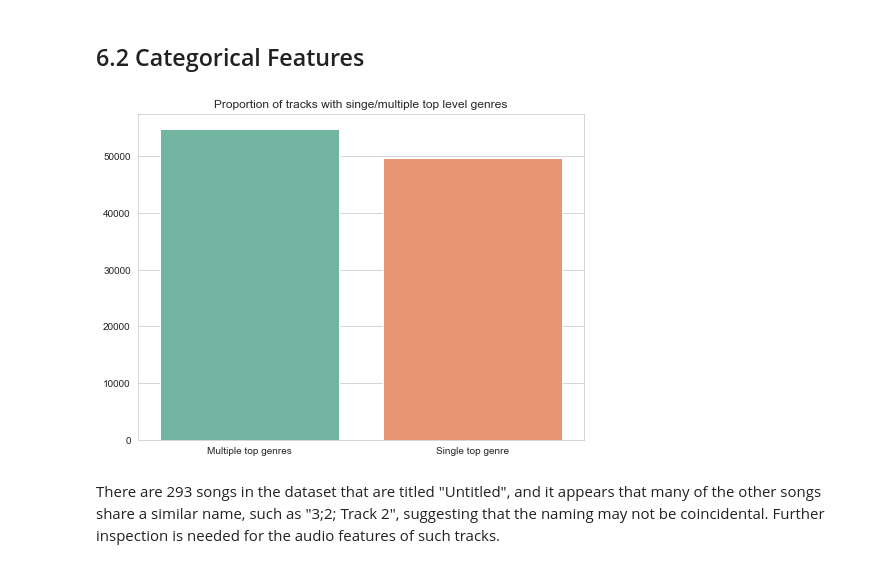
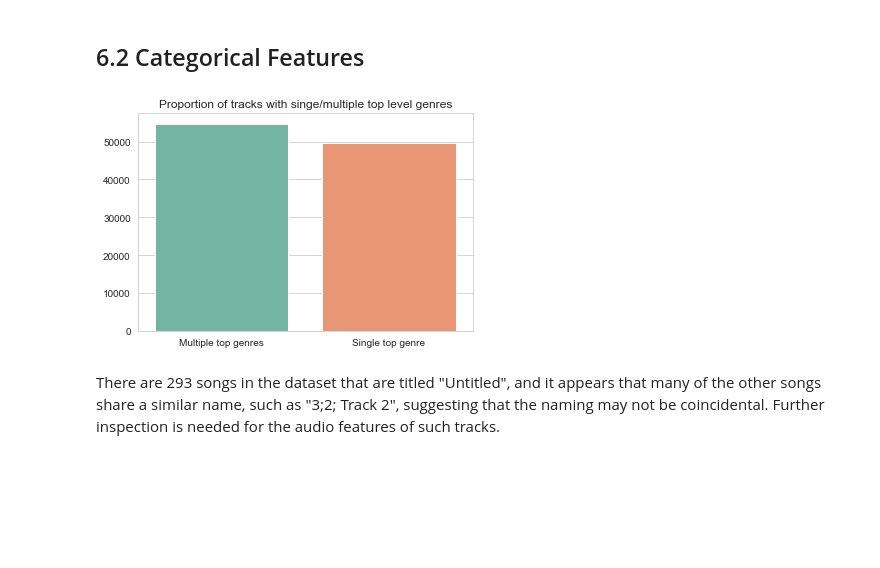
Before and after one commit to kiril-b/Music-Genre-Classification, a Jupyter notebook: metadata_EDA.ipynb, the cells around one changed output. Cells and saved outputs as stored; diff of their text form; code cells hidden in the pictures; blank space fills up the shorter version.

```diff
--- a/metadata_EDA.ipynb
+++ b/metadata_EDA.ipynb
@@ -147,5 +150,5 @@ plt.show()
 # %%
-tracks.drop(['track_comments', 'track_instrumental', 'track_disc_number'], axis=1, inplace=True)
+tracks.drop(['track_comments', 'track_disc_number'], axis=1, inplace=True)
 # %%
 def duration_to_seconds(duration):
     try:
@@ -360,12 +366,12 @@ dtype: int64
 # %% [markdown]
 ## 6.2 Categorical Features
 # %%
-plt.figure(figsize=(8, 6))
+plt.figure(figsize=(6, 4))
 sns.barplot(x=['Multiple top genres', 'Single top genre'], y=[tracks['genre_top'].isna().sum(), tracks['genre_top'].notnull().sum()])
 plt.title('Proportion of tracks with singe/multiple top level genres')
 plt.show()
 # %% [output]
-[figure, old version]
+[figure, new version]
 # %% [markdown]
 There are 293 songs in the dataset that are titled "Untitled", and it appears that many of the other songs share a similar name, such as "3;2; Track 2", suggesting that the naming may not be coincidental.
 Further inspection is needed for the audio features of such tracks.
```
Also changed, not shown: parts of 13 cells of this notebook, 1 other file.
